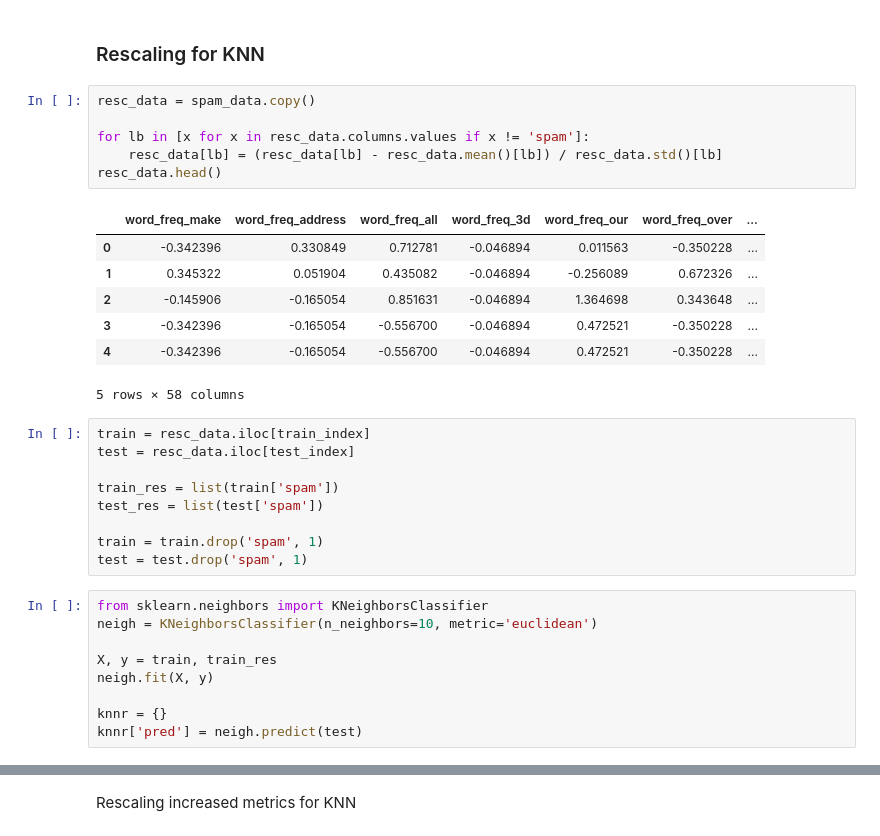
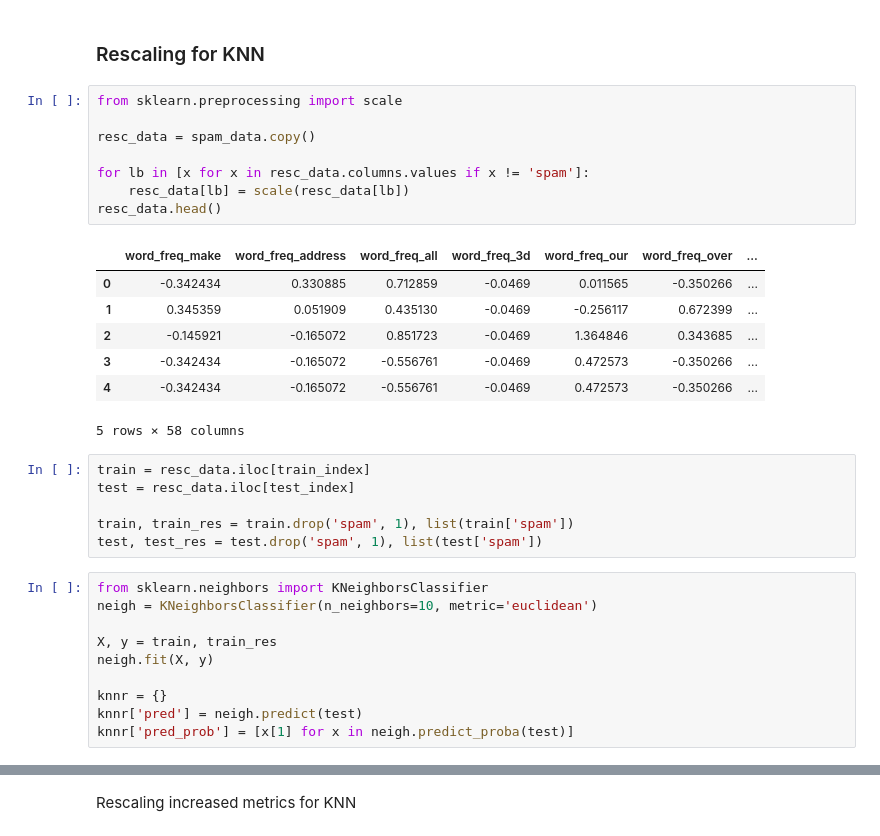
Before and after one commit to Rhymmor/ML-course-reports, a Jupyter notebook: Spam classification report/Model Evaluation.ipynb, the cells around one changed output, grey strips where cells are left out. Drawn from its saved outputs; the diff is of its cells as text.

```diff
--- a/Spam classification report/Model Evaluation.ipynb
+++ b/Spam classification report/Model Evaluation.ipynb
@@ -685,27 +567,26 @@ F1 = 0.715254237288
 ### Rescaling for KNN
 # %%
+from sklearn.preprocessing import scale
+
 resc_data = spam_data.copy()
 
 for lb in [x for x in resc_data.columns.values if x != 'spam']:
-    resc_data[lb] = (resc_data[lb] - resc_data.mean()[lb]) / resc_data.std()[lb]
+    resc_data[lb] = scale(resc_data[lb])
 resc_data.head()
 # %% [output]
 |  | word_freq_make | word_freq_address | word_freq_all | word_freq_3d | word_freq_our | word_freq_over | ... |
-| 0 | -0.342396 | 0.330849 | 0.712781 | -0.046894 | 0.011563 | -0.350228 | ... |
-| 1 | 0.345322 | 0.051904 | 0.435082 | -0.046894 | -0.256089 | 0.672326 | ... |
-| 2 | -0.145906 | -0.165054 | 0.851631 | -0.046894 | 1.364698 | 0.343648 | ... |
-| 3 | -0.342396 | -0.165054 | -0.556700 | -0.046894 | 0.472521 | -0.350228 | ... |
-| 4 | -0.342396 | -0.165054 | -0.556700 | -0.046894 | 0.472521 | -0.350228 | ... |
+| 0 | -0.342434 | 0.330885 | 0.712859 | -0.0469 | 0.011565 | -0.350266 | ... |
+| 1 | 0.345359 | 0.051909 | 0.435130 | -0.0469 | -0.256117 | 0.672399 | ... |
+| 2 | -0.145921 | -0.165072 | 0.851723 | -0.0469 | 1.364846 | 0.343685 | ... |
+| 3 | -0.342434 | -0.165072 | -0.556761 | -0.0469 | 0.472573 | -0.350266 | ... |
+| 4 | -0.342434 | -0.165072 | -0.556761 | -0.0469 | 0.472573 | -0.350266 | ... |
 5 rows × 58 columns
 # %%
 train = resc_data.iloc[train_index]
 test = resc_data.iloc[test_index]
 
-train_res = list(train['spam'])
-test_res = list(test['spam'])
-
-train = train.drop('spam', 1)
-test = test.drop('spam', 1)
+train, train_res = train.drop('spam', 1), list(train['spam'])
+test, test_res = test.drop('spam', 1), list(test['spam'])
 # %%
 from sklearn.neighbors import KNeighborsClassifier
 neigh = KNeighborsClassifier(n_neighbors=10, metric='euclidean')
@@ -715,3 +596,4 @@ neigh.fit(X, y)
 
 knnr = {}
 knnr['pred'] = neigh.predict(test)
+knnr['pred_prob'] = [x[1] for x in neigh.predict_proba(test)]
```
Also changed, not shown: parts of 49 cells of this notebook.
